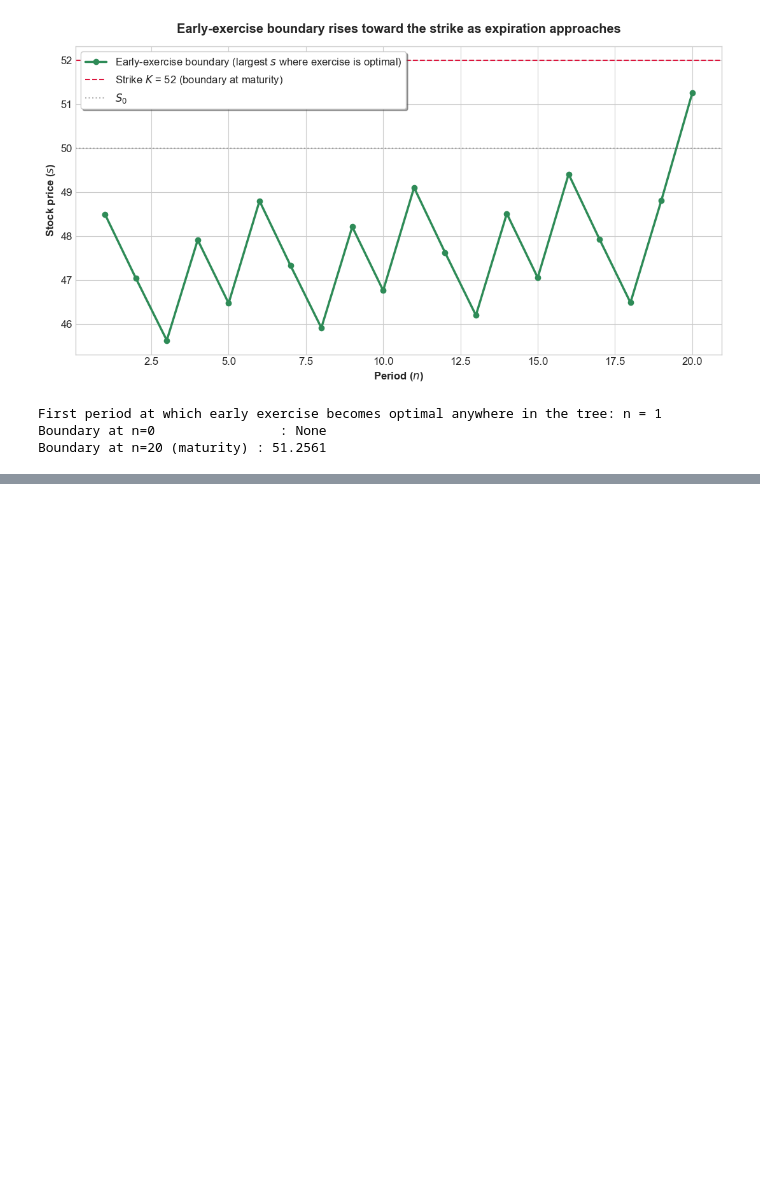
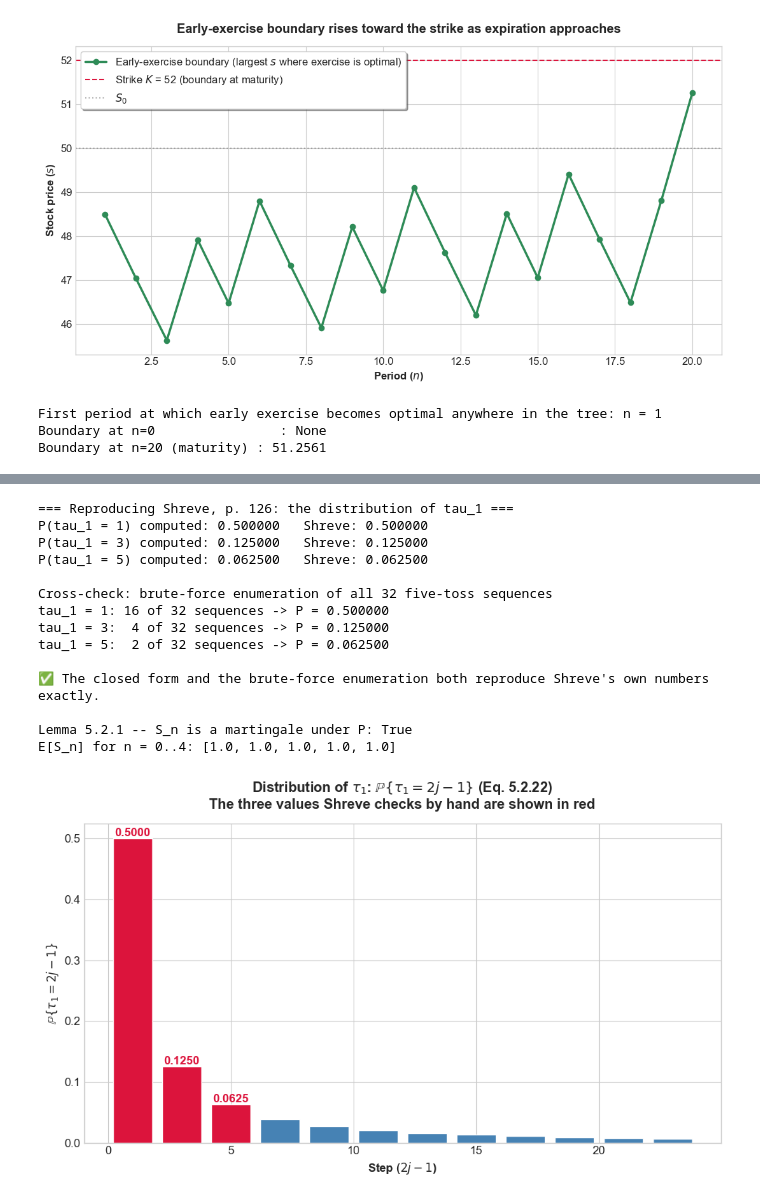
Before and after one commit to danigonespi/binomial_asset_pricing_model, a Jupyter notebook: shreve_v1_notebook.ipynb, the cells around one changed output, grey strips where cells are left out. Cells and saved outputs as stored; diff of their text form; code cells hidden in the pictures; blank space fills up the shorter version.

```diff
--- a/shreve_v1_notebook.ipynb
+++ b/shreve_v1_notebook.ipynb
@@ -1637,0 +1682,69 @@ Boundary at n=20 (maturity) : 51.2561
+# %%
+print("=== Reproducing Shreve, p. 126: the distribution of tau_1 ===")
+book_values = {1: 1 / 2, 3: 1 / 8, 5: 1 / 16}
+for k, expected in book_values.items():
+    j = (k + 1) // 2
+    computed = first_passage_time_distribution(j=j, p=0.5)
+    print(f"P(tau_1 = {k}) computed: {computed:.6f}   Shreve: {expected:.6f}")
+    assert abs(computed - expected) < 1e-12
+
+space_5 = CoinTossSpace(n_periods=5, p=0.5)
+counts = {k: 0 for k in book_values}
+for w in space_5.get_omega():
+    tau = first_passage_time(symmetric_random_walk_path(w), 1)
+    if tau in counts:
+        counts[tau] += 1
+
+print("\nCross-check: brute-force enumeration of all 32 five-toss sequences")
+for k, expected in book_values.items():
+    prob_brute = counts[k] / 2 ** 5
+    print(f"tau_1 = {k}: {counts[k]:>2} of 32 sequences -> P = {prob_brute:.6f}")
+    assert abs(prob_brute - expected) < 1e-12
+
+print("\n✅ The closed form and the brute-force enumeration both reproduce Shreve's own numbers exactly.")
+
+sigma, n_check = 0.3, 4
+space_check = CoinTossSpace(n_periods=n_check, p=0.5)
+exp_process = []
+for n in range(n_check + 1):
+    prefixes = [""] if n == 0 else ["".join(seq) for seq in product("HT", repeat=n)]
+    exp_process.append({w: exponential_martingale_path(symmetric_random_walk_path(w), sigma)[-1] for w in prefixes})
+
+print("\nLemma 5.2.1 -- S_n is a martingale under P:", is_martingale(space_check, exp_process))
+print("E[S_n] for n = 0..4:", [round(float(space_check.expectation(level)), 10) for level in exp_process])
+assert is_martingale(space_check, exp_process)
+assert all(abs(space_check.expectation(level) - 1.0) < 1e-9 for level in exp_process)
+
+j_max = 12
+js = np.arange(1, j_max + 1)
+steps = 2 * js - 1
+probs = np.array([first_passage_time_distribution(j, p=0.5) for j in js])
+
+fig, ax = plt.subplots(figsize=(10, 6))
+colors = ['crimson' if s in book_values else 'steelblue' for s in steps]
+ax.bar(steps, probs, color=colors, width=1.6, edgecolor='white')
+for s, p_val in zip(steps, probs):
+    if s in book_values:
+        ax.annotate(f"{p_val:.4f}", (s, p_val), ha='center', va='bottom', fontweight='bold', color='crimson')
+ax.set_title(r'Distribution of $\tau_1$: $\mathbb{P}\{\tau_1=2j-1\}$ (Eq. 5.2.22)' + '\n'
+             "The three values Shreve checks by hand are shown in red", fontweight='bold', pad=15)
+ax.set_xlabel('Step ($2j-1$)', fontweight='bold')
+ax.set_ylabel(r'$\mathbb{P}\{\tau_1 = 2j-1\}$', fontweight='bold')
+plt.tight_layout()
+plt.show()
+# %% [output]
+=== Reproducing Shreve, p. 126: the distribution of tau_1 ===
+P(tau_1 = 1) computed: 0.500000   Shreve: 0.500000
+P(tau_1 = 3) computed: 0.125000   Shreve: 0.125000
+P(tau_1 = 5) computed: 0.062500   Shreve: 0.062500
+
+Cross-check: brute-force enumeration of all 32 five-toss sequences
+tau_1 = 1: 16 of 32 sequences -> P = 0.500000
+tau_1 = 3:  4 of 32 sequences -> P = 0.125000
+tau_1 = 5:  2 of 32 sequences -> P = 0.062500
+
+✅ The closed form and the brute-force enumeration both reproduce Shreve's own numbers exactly.
+
+Lemma 5.2.1 -- S_n is a martingale under P: True
+E[S_n] for n = 0..4: [1.0, 1.0, 1.0, 1.0, 1.0]
+[figure, added]
```
Also changed, not shown: parts of 17 cells of this notebook, 6 other files.
